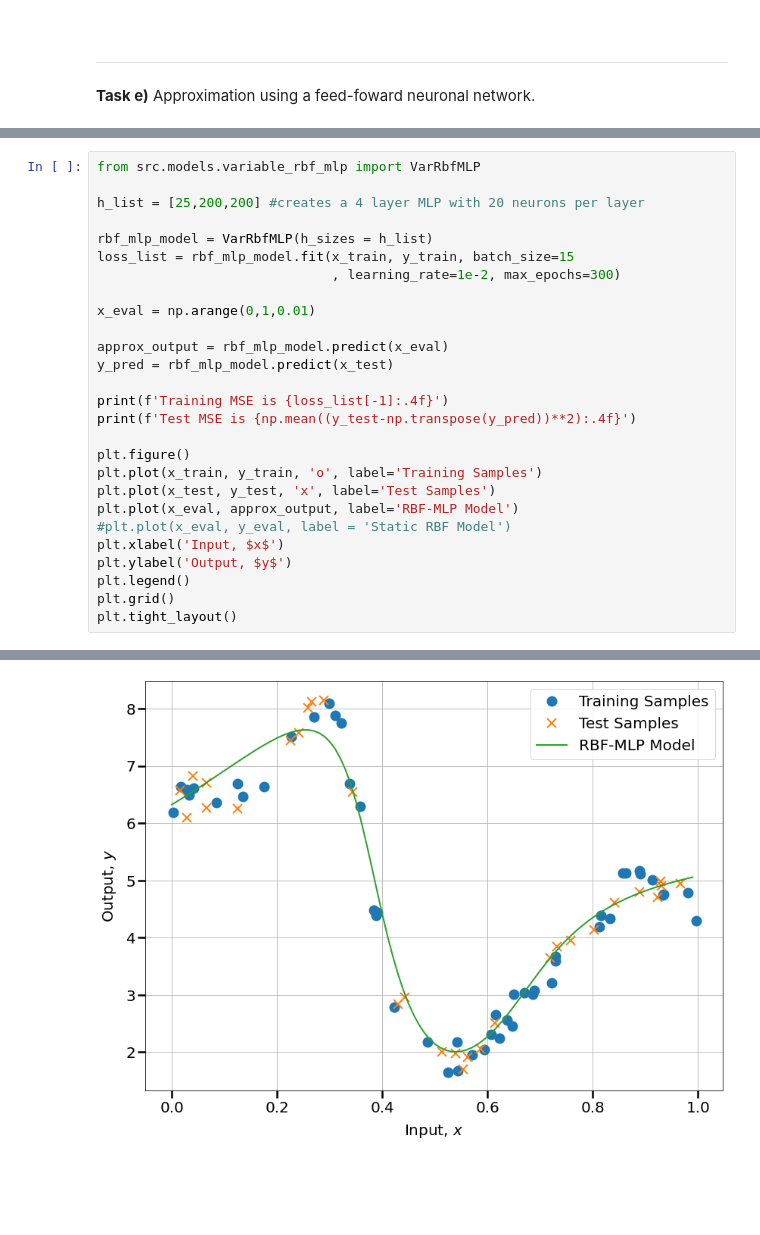
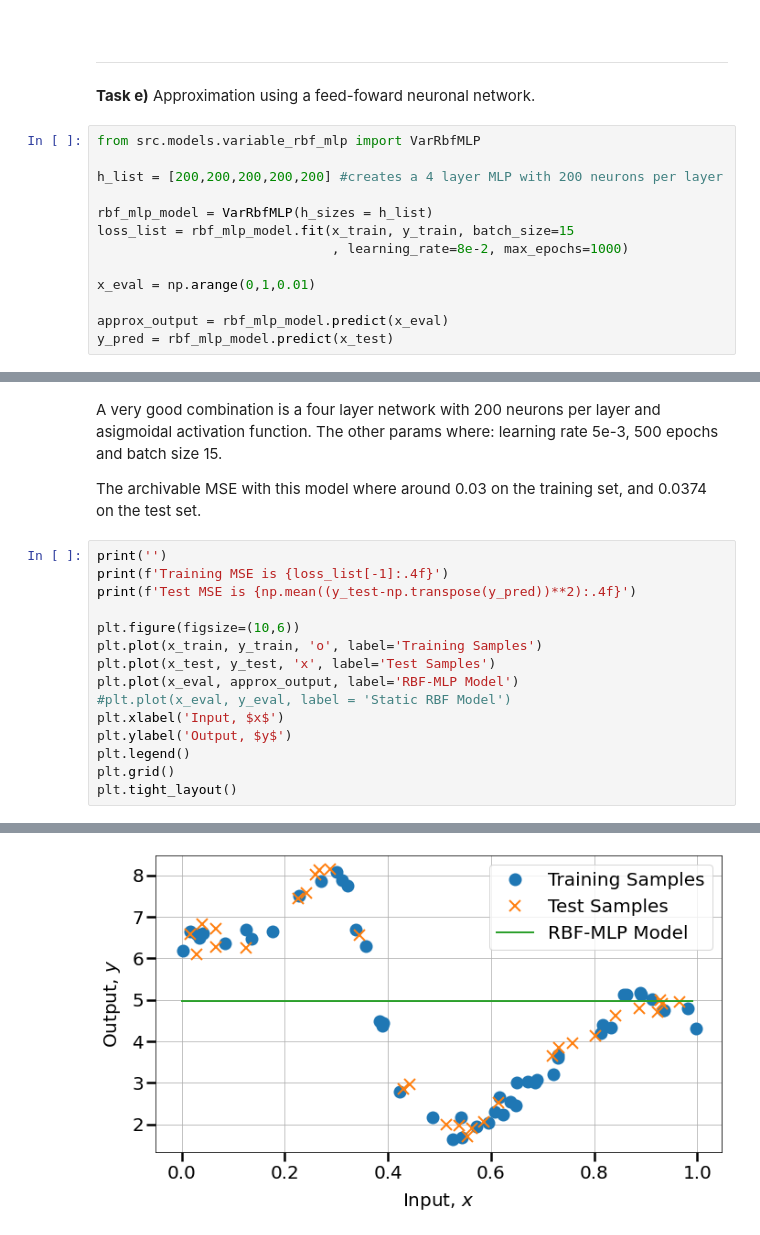
Before and after one commit to FelixSto/NSP_Assignments, a Jupyter notebook: notebooks/assignments/1-1-system-identification.ipynb, the cells around one changed output, grey strips where cells are left out. Saved outputs shown, nothing was run; the diff lists cells and outputs as text; blank space fills up the shorter version.

```diff
--- a/notebooks/assignments/1-1-system-identification.ipynb
+++ b/notebooks/assignments/1-1-system-identification.ipynb
@@ -371,3 +442,16 @@ Test MSE is 0.0539
 <hr style='border:2.2px solid Black'></hr>
 
 **Task e)** Approximation using a feed-foward neuronal network.
+# %%
+from src.models.variable_rbf_mlp import VarRbfMLP
+
+h_list = [200,200,200,200,200] #creates a 4 layer MLP with 200 neurons per layer
+
+rbf_mlp_model = VarRbfMLP(h_sizes = h_list)
+loss_list = rbf_mlp_model.fit(x_train, y_train, batch_size=15
+                              , learning_rate=8e-2, max_epochs=1000)
+
+x_eval = np.arange(0,1,0.01)
+
+approx_output = rbf_mlp_model.predict(x_eval)
+y_pred = rbf_mlp_model.predict(x_test)
@@ -374,21 +476,13 @@ Test MSE is 0.0539
+# %% [markdown]
+A very good combination is a four layer network with 200 neurons per layer and asigmoidal activation function. The other params where: learning rate 5e-3, 500 epochs and batch size 15.
+
+The archivable MSE with this model where around 0.03 on the training set, and 0.0374 on the test set.
 # %%
-from src.models.variable_rbf_mlp import VarRbfMLP
-
-h_list = [25,200,200] #creates a 4 layer MLP with 20 neurons per layer
-
-rbf_mlp_model = VarRbfMLP(h_sizes = h_list)
-loss_list = rbf_mlp_model.fit(x_train, y_train, batch_size=15
-                              , learning_rate=1e-2, max_epochs=300)
-
-x_eval = np.arange(0,1,0.01)
-
-approx_output = rbf_mlp_model.predict(x_eval)
-y_pred = rbf_mlp_model.predict(x_test)
-
+print('')
 print(f'Training MSE is {loss_list[-1]:.4f}')
 print(f'Test MSE is {np.mean((y_test-np.transpose(y_pred))**2):.4f}')
 
-plt.figure()
+plt.figure(figsize=(10,6))
 plt.plot(x_train, y_train, 'o', label='Training Samples')
 plt.plot(x_test, y_test, 'x', label='Test Samples')
 plt.plot(x_eval, approx_output, label='RBF-MLP Model')
@@ -410 +498 @@ Test MSE is 0.0815
-[figure, old version]
+[figure, new version]
```
Also changed, not shown: parts of 19 cells of this notebook.
